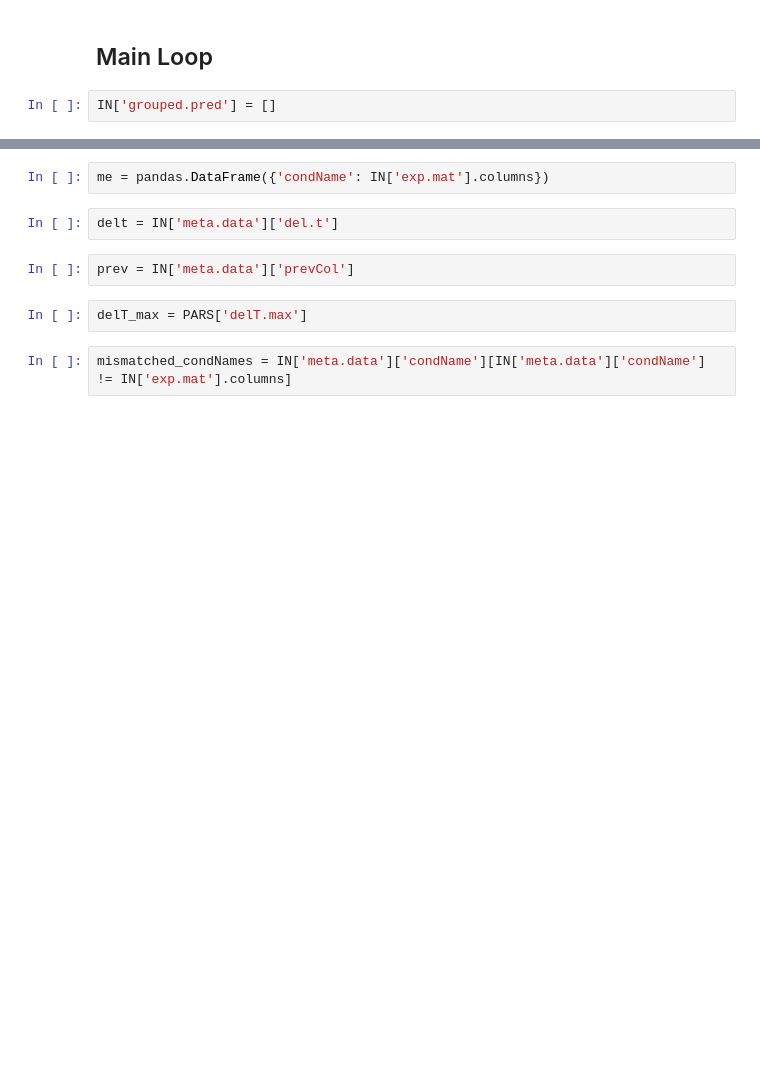
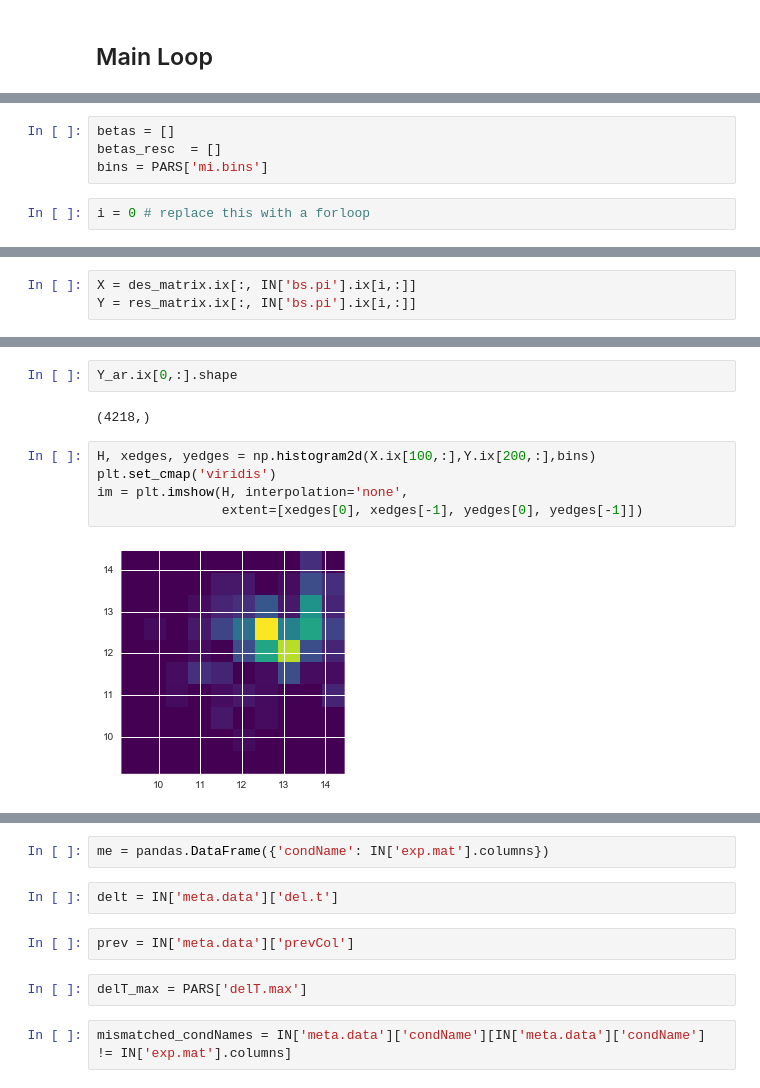
Before and after one commit to nickdeveaux/scratch_space, a Jupyter notebook: Inferelator Port.ipynb, the cells around one changed output, grey strips where cells are left out. Drawn from its saved outputs; the diff is of its cells as text; blank space fills up the shorter version.

```diff
--- a/Inferelator Port.ipynb
+++ b/Inferelator Port.ipynb
@@ -346,4 +315,2 @@ Skipping for now, since use TFA set to false
 # %% [markdown]
 ## Main Loop
-# %%
-IN['grouped.pred'] = []
@@ -357,0 +317,6 @@ for b in bootstrap:
+# %%
+betas = []
+betas_resc  = []
+bins = PARS['mi.bins']
+# %%
+i = 0 # replace this with a forloop
@@ -357,0 +331,3 @@ for b in bootstrap:
+# %%
+X = des_matrix.ix[:, IN['bs.pi'].ix[i,:]]
+Y = res_matrix.ix[:, IN['bs.pi'].ix[i,:]]
@@ -357,0 +349,11 @@ for b in bootstrap:
+# %%
+Y_ar.ix[0,:].shape
+# %% [output]
+(4218,)
+# %%
+H, xedges, yedges = np.histogram2d(X.ix[100,:],Y.ix[200,:],bins)
+plt.set_cmap('viridis')
+im = plt.imshow(H, interpolation='none',
+                extent=[xedges[0], xedges[-1], yedges[0], yedges[-1]])
+# %% [output]
+[figure, added]
```
Also changed, not shown: parts of 24 cells of this notebook, 1 other file.
